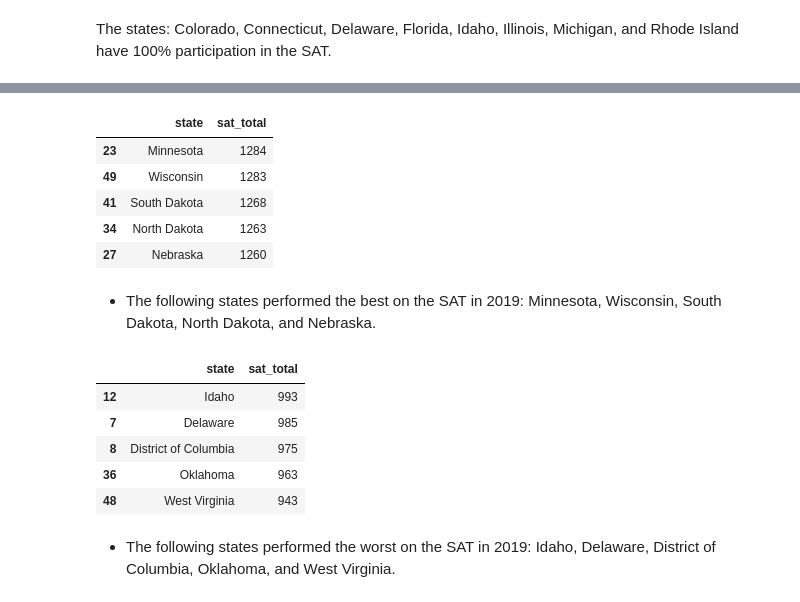
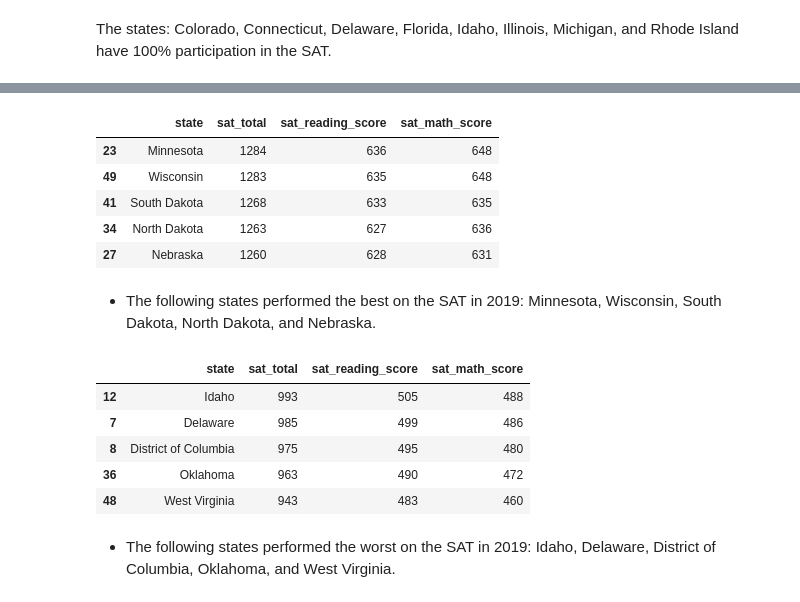
Before and after one commit to maryschindler/project_standardized_test_analysis, a Jupyter notebook: 2.0/code/project_1.ipynb, the cells around one changed output, grey strips where cells are left out. Drawn from its saved outputs; the diff is of its cells as text; code cells hidden in the pictures.

```diff
--- a/2.0/code/project_1.ipynb
+++ b/2.0/code/project_1.ipynb
@@ -744,25 +791,26 @@ sat_act_2019.head()
 # %%
 #from sat_act_2019:
     #Which states performed the best on the SAT?
-sat_2019_scores_by_state = sat_act_2019.sort_values('sat_total', ascending = False)[['state', 'sat_total']]
-sat_2019_scores_by_state.head()
+sat_2019_scores_by_state = sat_act_2019[['state', 'sat_total','sat_reading_score', 'sat_math_score']]
+
+sat_2019_scores_by_state.sort_values('sat_total', ascending = False).head()
 # %% [output]
-|  | state | sat_total |
-| 23 | Minnesota | 1284 |
-| 49 | Wisconsin | 1283 |
-| 41 | South Dakota | 1268 |
-| 34 | North Dakota | 1263 |
-| 27 | Nebraska | 1260 |
+|  | state | sat_total | sat_reading_score | sat_math_score |
+| 23 | Minnesota | 1284 | 636 | 648 |
+| 49 | Wisconsin | 1283 | 635 | 648 |
+| 41 | South Dakota | 1268 | 633 | 635 |
+| 34 | North Dakota | 1263 | 627 | 636 |
+| 27 | Nebraska | 1260 | 628 | 631 |
 # %% [markdown]
 - The following states performed the best on the SAT in 2019: Minnesota, Wisconsin, South Dakota, North Dakota, and Nebraska.
 # %%
-sat_2019_scores_by_state.tail()
+sat_2019_scores_by_state.sort_values('sat_total', ascending = False).tail()
 # %% [output]
-|  | state | sat_total |
-| 12 | Idaho | 993 |
-| 7 | Delaware | 985 |
-| 8 | District of Columbia | 975 |
-| 36 | Oklahoma | 963 |
-| 48 | West Virginia | 943 |
+|  | state | sat_total | sat_reading_score | sat_math_score |
+| 12 | Idaho | 993 | 505 | 488 |
+| 7 | Delaware | 985 | 499 | 486 |
+| 8 | District of Columbia | 975 | 495 | 480 |
+| 36 | Oklahoma | 963 | 490 | 472 |
+| 48 | West Virginia | 943 | 483 | 460 |
 # %% [markdown]
 - The following states performed the worst on the SAT in 2019: Idaho, Delaware, District of Columbia, Oklahoma, and West Virginia.
```
Also changed, not shown: parts of 73 cells of this notebook.
